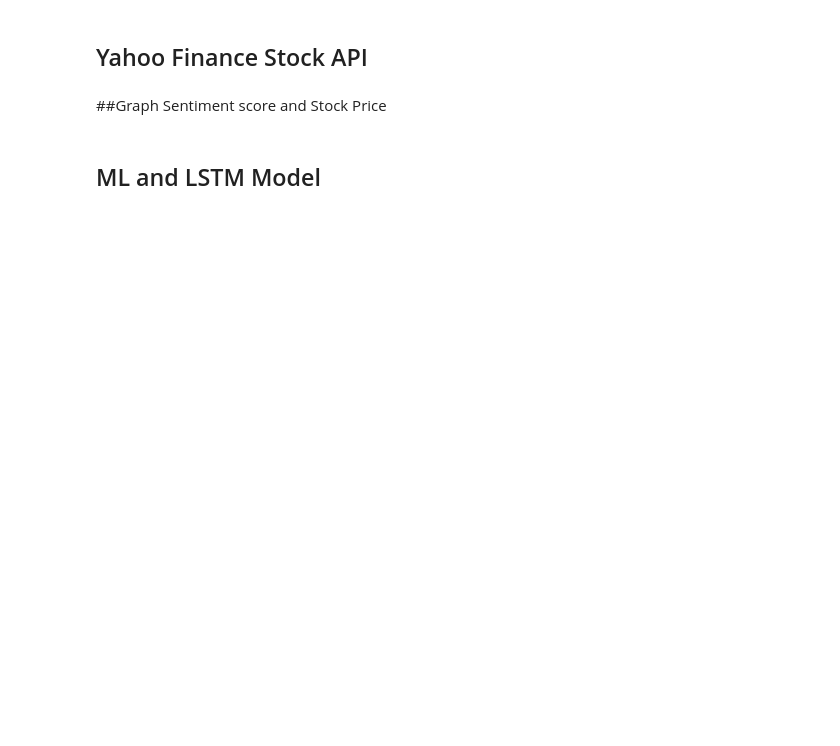
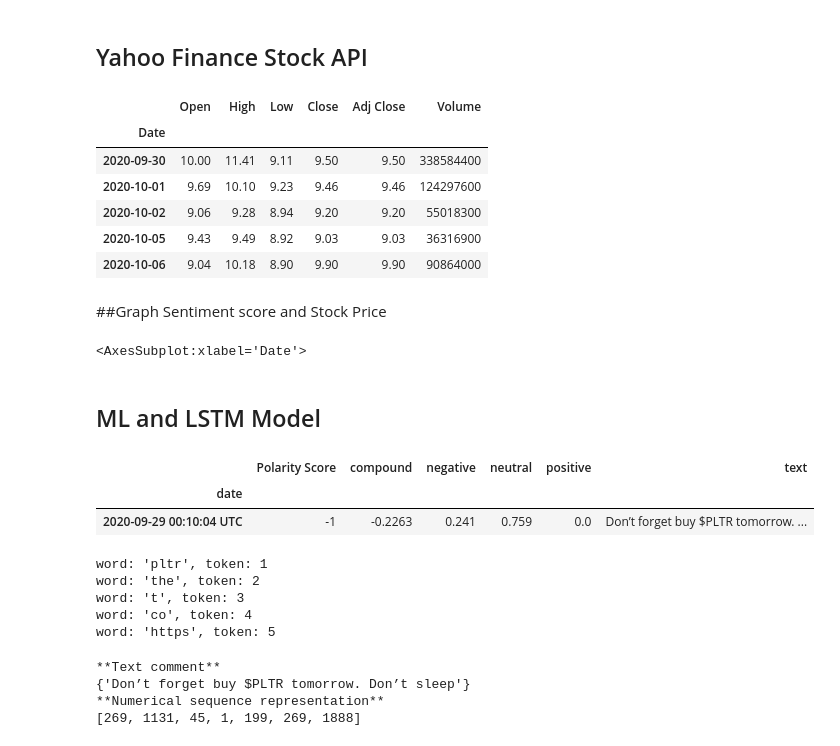
Before and after one commit to lfarlima/Multivariate-Time-Series-Analysis-of-Sentiment-Scores, a Jupyter notebook: Project_2.ipynb, the cells around one changed output. Saved outputs shown, nothing was run; the diff lists cells and outputs as text; code cells hidden in the pictures; blank space fills up the shorter version.

```diff
--- a/Project_2.ipynb
+++ b/Project_2.ipynb
@@ -227,18 +300,36 @@ pltr_twitter_sentiment_df.plot(kind='line', x='date', y='compound')
 # %%
 # Load PLTR stock closing prices from YFinance
 pltr_yf = yf.download('PLTR',
                        start='2020-01-01',
                        end='2021-05-31',
                        progress=False,
                        index_col ='Date',
                        infer_datetime_format= True,
                        parse_dates = True,
                        interval='1d'
 
 )
-pltr_df = pd.DataFrame(pltr_yf)
-pltr_df.head()
+pltr_yf_df = pd.DataFrame(pltr_yf)
+pltr_yf_df.head()
+# %% [output]
+|  | Open | High | Low | Close | Adj Close | Volume |
+| Date |  |  |  |  |  |  |
+| 2020-09-30 | 10.00 | 11.41 | 9.11 | 9.50 | 9.50 | 338584400 |
+| 2020-10-01 | 9.69 | 10.10 | 9.23 | 9.46 | 9.46 | 124297600 |
+| 2020-10-02 | 9.06 | 9.28 | 8.94 | 9.20 | 9.20 | 55018300 |
+| 2020-10-05 | 9.43 | 9.49 | 8.92 | 9.03 | 9.03 | 36316900 |
+| 2020-10-06 | 9.04 | 10.18 | 8.90 | 9.90 | 9.90 | 90864000 |
 # %% [markdown]
 ##Graph Sentiment score and Stock Price
+# %%
+pltr_yf_df["Close"].plot()
+# %% [output]
+<AxesSubplot:xlabel='Date'>
 # %% [markdown]
 ## ML and LSTM Model
+# %%
+pltr_twitter_sentiment_df.head(1)
+# %% [output]
+|  | Polarity Score | compound | negative | neutral | positive | text |
+| date |  |  |  |  |  |  |
+| 2020-09-29 00:10:04 UTC | -1 | -0.2263 | 0.241 | 0.759 | 0.0 | Don’t forget buy $PLTR tomorrow. ... |
@@ -244,0 +350,24 @@ pltr_df.head()
+# %%
+ # Print the first five elements of the encoded vocabulary. For testing
+for token in list(tokenizer.word_index)[:5]:
+    print(f"word: '{token}', token: {tokenizer.word_index[token]}")
+# %% [output]
+word: 'pltr', token: 1
+word: 'the', token: 2
+word: 't', token: 3
+word: 'co', token: 4
+word: 'https', token: 5
+# %%
+# Transform the text data to numerical sequences
+X_seq = tokenizer.texts_to_sequences(X)
+
+# Contrast a sample numerical sequence with its text version
+print("**Text comment**")
+print({X[0]})
+print("**Numerical sequence representation**")
+print(X_seq[0])
+# %% [output]
+**Text comment**
+{'Don’t forget buy $PLTR tomorrow. Don’t sleep'}
+**Numerical sequence representation**
+[269, 1131, 45, 1, 199, 269, 1888]
```
Also changed, not shown: parts of 25 cells of this notebook, 2 other files.
